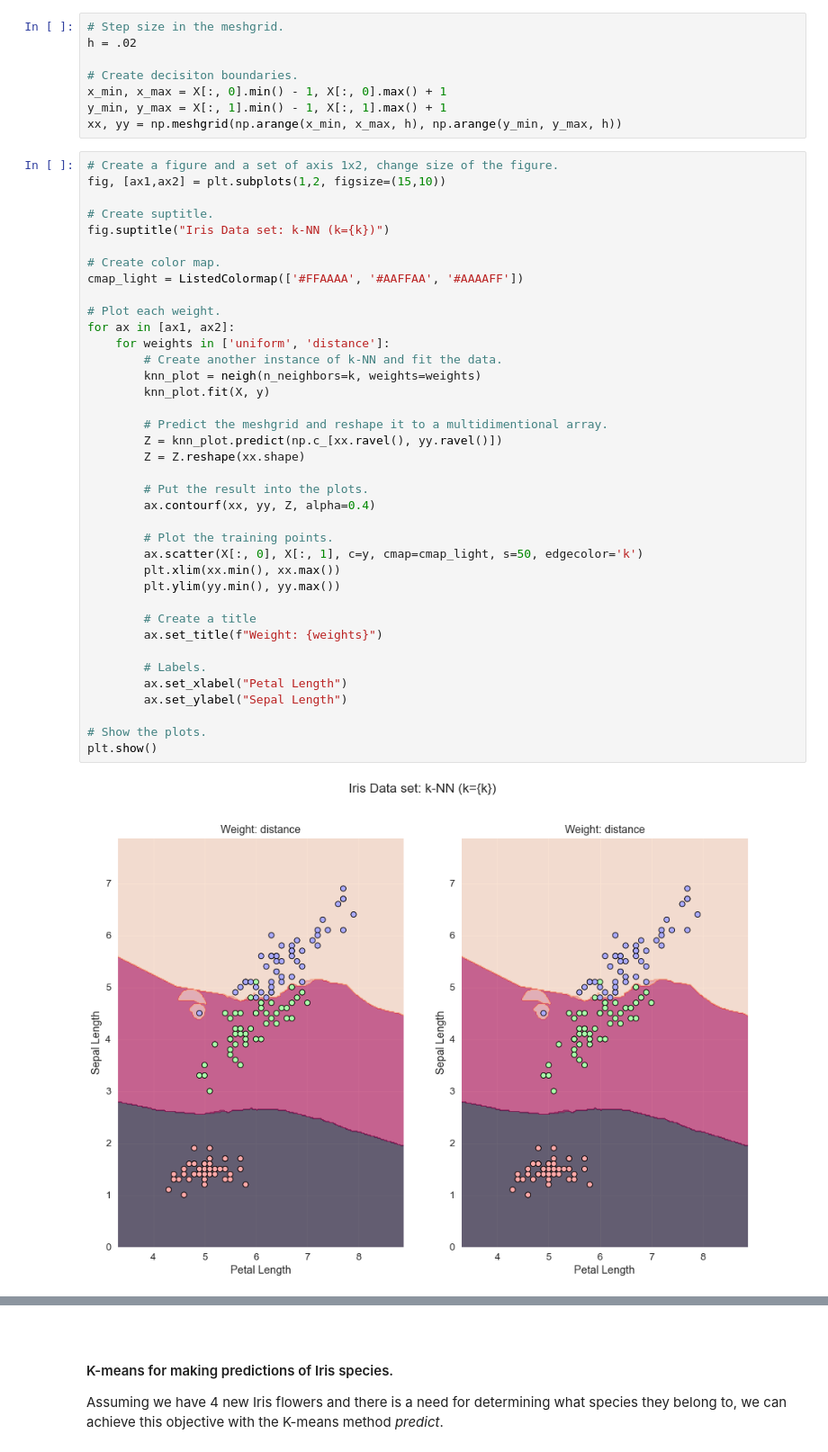
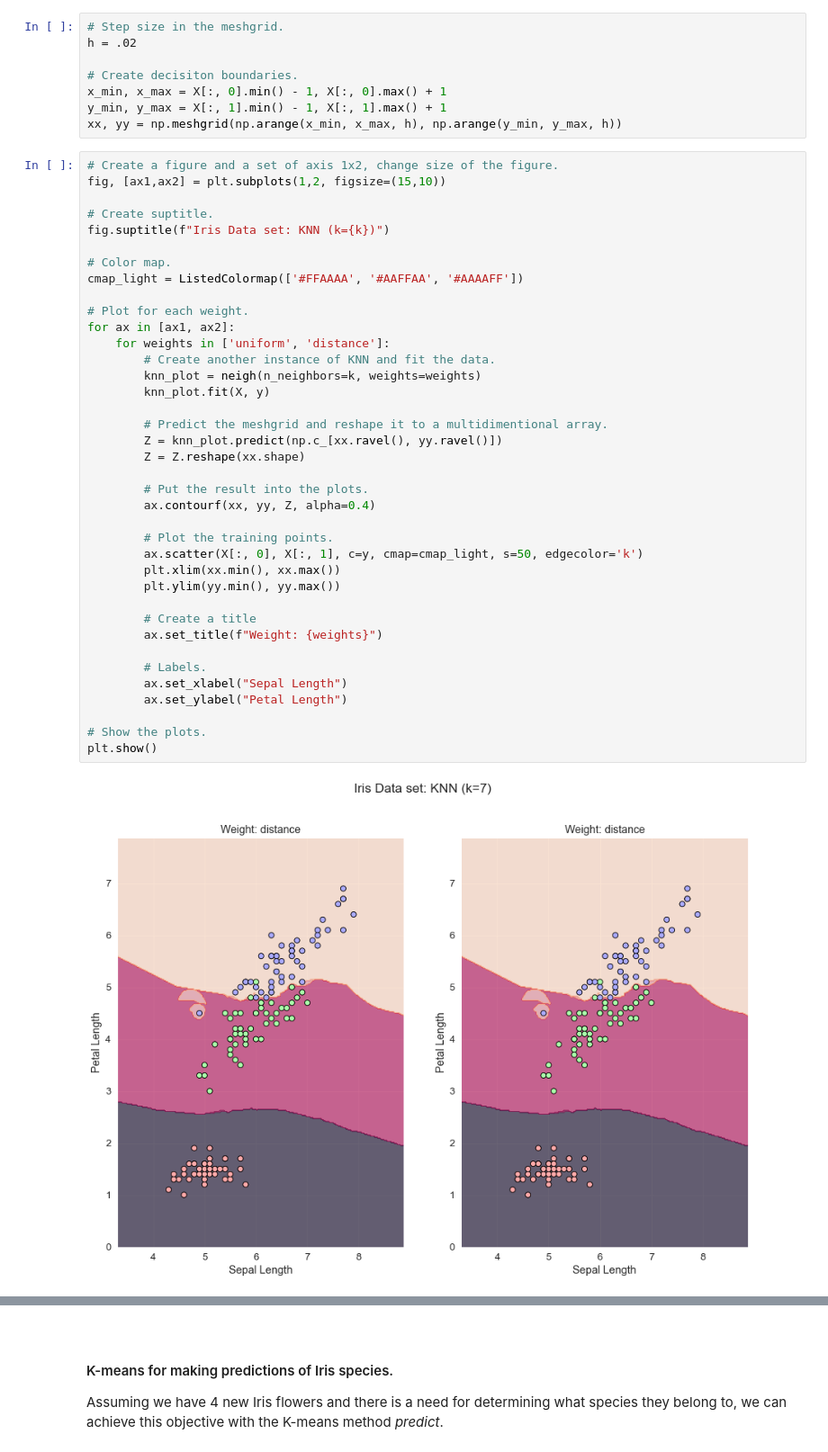
Before and after one commit to olgarozhdestvina/Machine-Learning-and-Statistics, a Jupyter notebook: Tasks.ipynb, the cells around one changed output, grey strips where cells are left out. Shown at 90% size. Cells and saved outputs as stored; diff of their text form.

```diff
--- a/Tasks.ipynb
+++ b/Tasks.ipynb
@@ -625,38 +625,38 @@ xx, yy = np.meshgrid(np.arange(x_min, x_max, h), np.arange(y_min, y_max, h))
 fig, [ax1,ax2] = plt.subplots(1,2, figsize=(15,10))
 
 # Create suptitle.
-fig.suptitle("Iris Data set: k-NN (k={k})")
+fig.suptitle(f"Iris Data set: KNN (k={k})")
 
-# Create color map.
+# Color map.
 cmap_light = ListedColormap(['#FFAAAA', '#AAFFAA', '#AAAAFF'])
 
-# Plot each weight.
+# Plot for each weight.
 for ax in [ax1, ax2]:
     for weights in ['uniform', 'distance']:
-        # Create another instance of k-NN and fit the data.
+        # Create another instance of KNN and fit the data.
         knn_plot = neigh(n_neighbors=k, weights=weights)
         knn_plot.fit(X, y)
 
         # Predict the meshgrid and reshape it to a multidimentional array.
         Z = knn_plot.predict(np.c_[xx.ravel(), yy.ravel()])
         Z = Z.reshape(xx.shape)
 
         # Put the result into the plots.
         ax.contourf(xx, yy, Z, alpha=0.4)
 
         # Plot the training points.
         ax.scatter(X[:, 0], X[:, 1], c=y, cmap=cmap_light, s=50, edgecolor='k')
         plt.xlim(xx.min(), xx.max())
         plt.ylim(yy.min(), yy.max())
 
         # Create a title
         ax.set_title(f"Weight: {weights}")
 
         # Labels.
-        ax.set_xlabel("Petal Length")
-        ax.set_ylabel("Sepal Length")
+        ax.set_xlabel("Sepal Length")
+        ax.set_ylabel("Petal Length")
 
 # Show the plots.
 plt.show()
 # %% [output]
-[figure, old version]
+[figure, new version]
```
Also changed, not shown: parts of 15 cells of this notebook.
